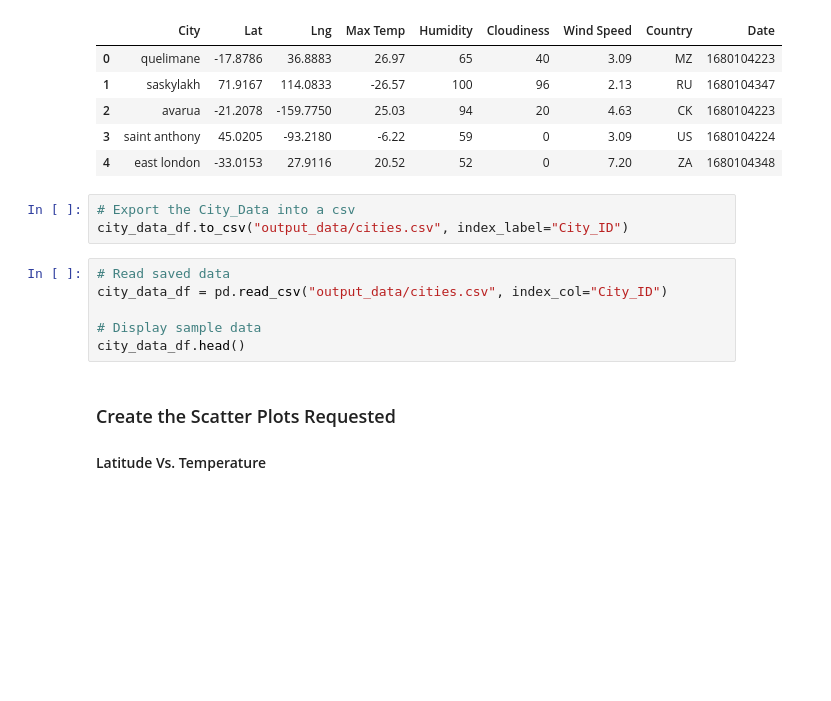
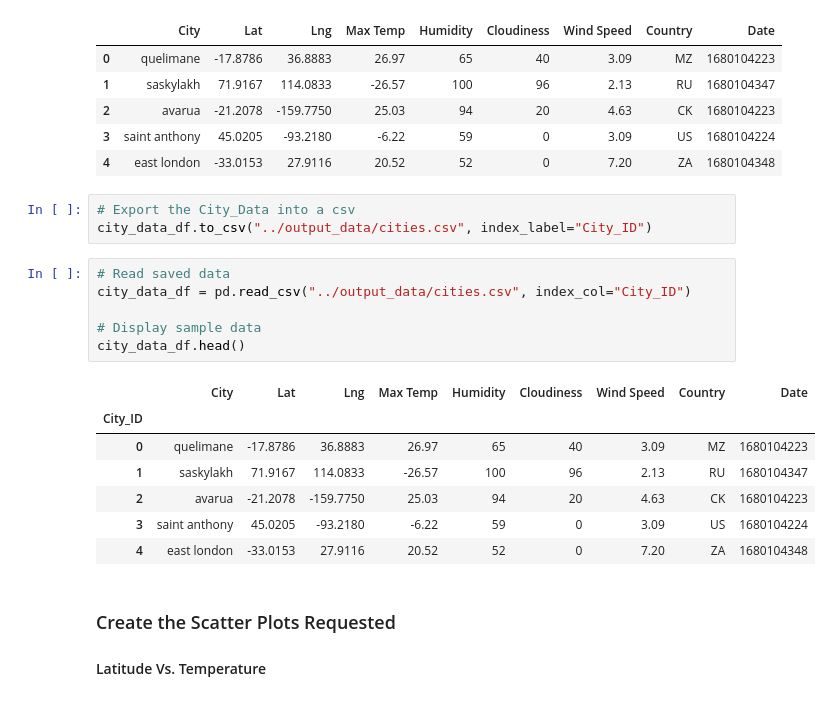
Before and after one commit to anthonybpino/python-api-challenge, a Jupyter notebook: weatherpy/weatherpy.ipynb, the cells around one changed output. Cells and saved outputs as stored; diff of their text form; blank space fills up the shorter version.

Commit message:
collapse large output for api call and pruned example pngs. new csv

```diff
--- a/weatherpy/weatherpy.ipynb
+++ b/weatherpy/weatherpy.ipynb
@@ -172,13 +172,21 @@ city_data_df.head()
 | 4 | east london | -33.0153 | 27.9116 | 20.52 | 52 | 0 | 7.20 | ZA | 1680104348 |
 # %%
 # Export the City_Data into a csv
-city_data_df.to_csv("output_data/cities.csv", index_label="City_ID")
+city_data_df.to_csv("../output_data/cities.csv", index_label="City_ID")
 # %%
 # Read saved data
-city_data_df = pd.read_csv("output_data/cities.csv", index_col="City_ID")
+city_data_df = pd.read_csv("../output_data/cities.csv", index_col="City_ID")
 
 # Display sample data
 city_data_df.head()
+# %% [output]
+|  | City | Lat | Lng | Max Temp | Humidity | Cloudiness | Wind Speed | Country | Date |
+| City_ID |  |  |  |  |  |  |  |  |  |
+| 0 | quelimane | -17.8786 | 36.8883 | 26.97 | 65 | 40 | 3.09 | MZ | 1680104223 |
+| 1 | saskylakh | 71.9167 | 114.0833 | -26.57 | 100 | 96 | 2.13 | RU | 1680104347 |
+| 2 | avarua | -21.2078 | -159.7750 | 25.03 | 94 | 20 | 4.63 | CK | 1680104223 |
+| 3 | saint anthony | 45.0205 | -93.2180 | -6.22 | 59 | 0 | 3.09 | US | 1680104224 |
+| 4 | east london | -33.0153 | 27.9116 | 20.52 | 52 | 0 | 7.20 | ZA | 1680104348 |
 # %% [markdown]
 ### Create the Scatter Plots Requested
 
```
Also changed, not shown: 5 other files.
